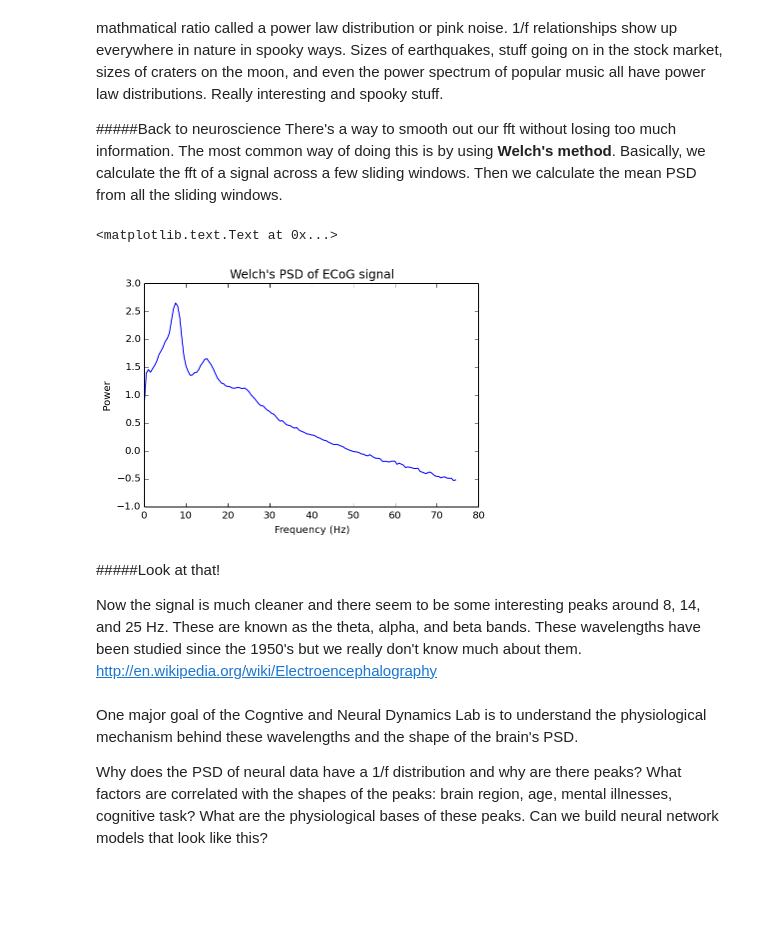
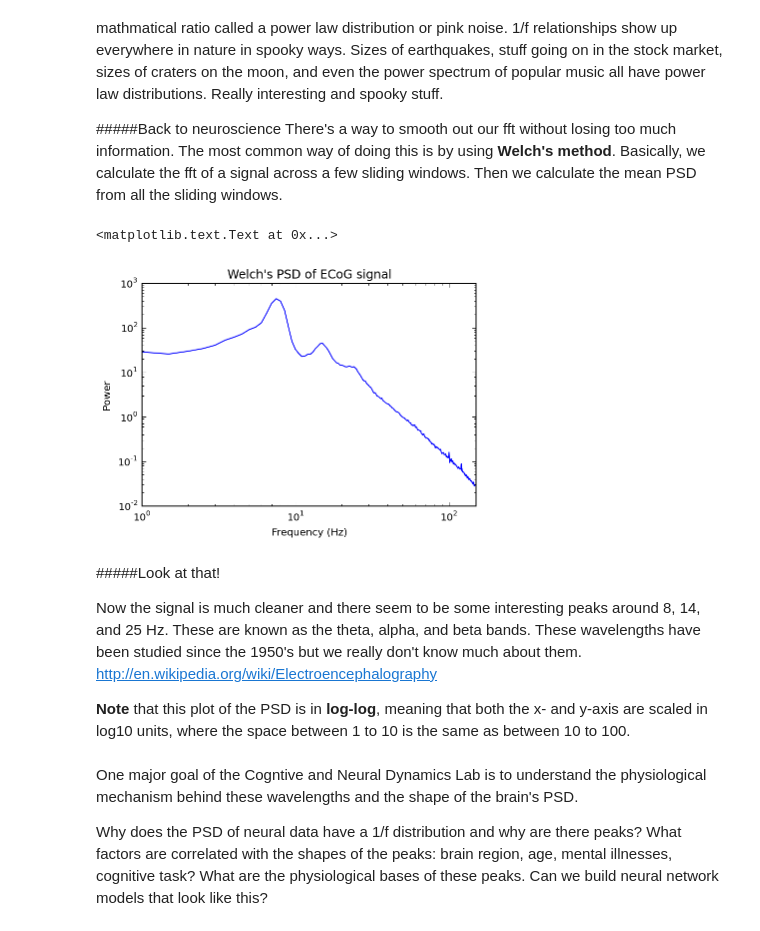
Before and after one commit to voytekresearch/Tutorials, a Jupyter notebook: Power Spectral Density and Sampling Tutorial.ipynb, the cells around one changed output. Drawn from its saved outputs; the diff is of its cells as text; code cells hidden in the pictures; blank space fills up the shorter version.

Commit message:
made changes to PSD and sampling tutorial, added a plot for raw time domain signal and changed PSD plot to loglog

```diff
--- a/Power Spectral Density and Sampling Tutorial.ipynb
+++ b/Power Spectral Density and Sampling Tutorial.ipynb
@@ -28,7 +28,7 @@ Populating the interactive namespace from numpy and matplotlib
 # %%
 #loading data
 filename = 'emodat.mat'
-filename = os.path.join('/Users/Torben/Desktop/Voytek_things/', filename)
+filename = os.path.join('./', filename)
 
 data = sp.io.loadmat(filename)
 srate = data['srate']
@@ -138,21 +148,24 @@ Basically, we calculate the fft of a signal across a few sliding windows. Then w
 # %%
 f,pspec = sp.signal.welch(data, fs=newsrate, window='hanning', nperseg=2*newsrate, noverlap=newsrate/2, nfft=None, detrend='linear', return_onesided=True, scaling='density')
 #Try to figure out what the paramaters above are doing. What happens if you change them?
 
-plot(f[0:150],log10(pspec[0:150]))
+loglog(f[0:150*2],pspec[0:150*2])
 #Any frequencies with >150 Hz are going to be noise in ECoG data.
 plt.ylabel('Power')
 plt.xlabel('Frequency (Hz)')
+plt.xlim([1, 150])
 plt.title("Welch's PSD of ECoG signal")
 # %% [output]
 <matplotlib.text.Text at 0x...>
-[figure, old version]
+[figure, new version]
 # %% [markdown]
 #####Look at that!
 
 Now the signal is much cleaner and there seem to be some interesting peaks around 8, 14, and 25 Hz. These are known as the theta, alpha, and beta bands.
 These wavelengths have been studied since the 1950's but we really don't know much about them.
 http://en.wikipedia.org/wiki/Electroencephalography
+
+**Note** that this plot of the PSD is in **log-log**, meaning that both the x- and y-axis are scaled in log10 units, where the space between 1 to 10 is the same as between 10 to 100.
 # %% [markdown]
 One major goal of the Cogntive and Neural Dynamics Lab is to understand the physiological mechanism behind these wavelengths and the shape of the brain's PSD.
 
```
Also changed, not shown: parts of 4 cells of this notebook.
